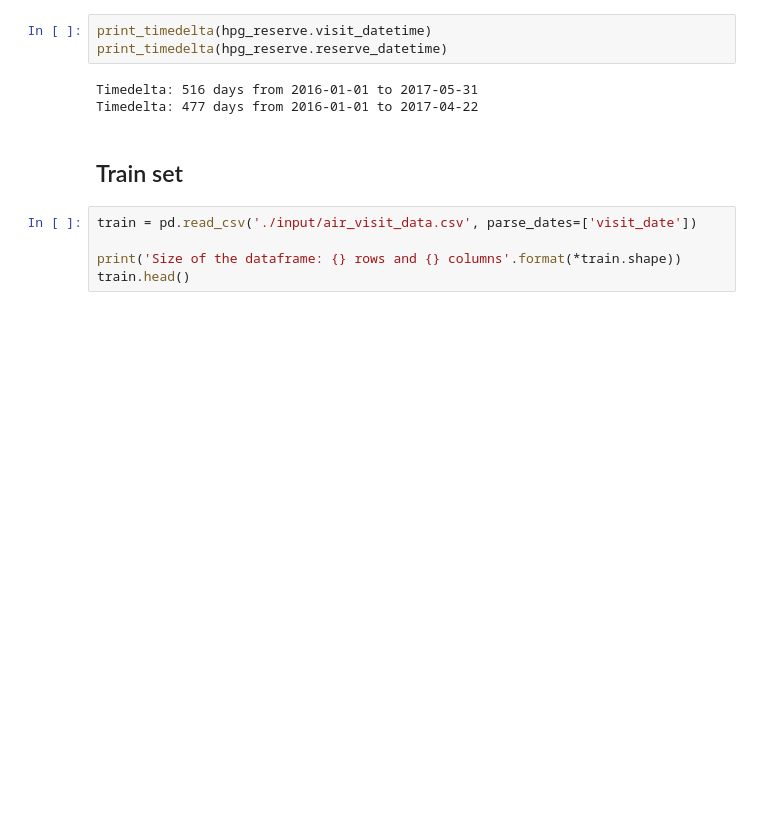
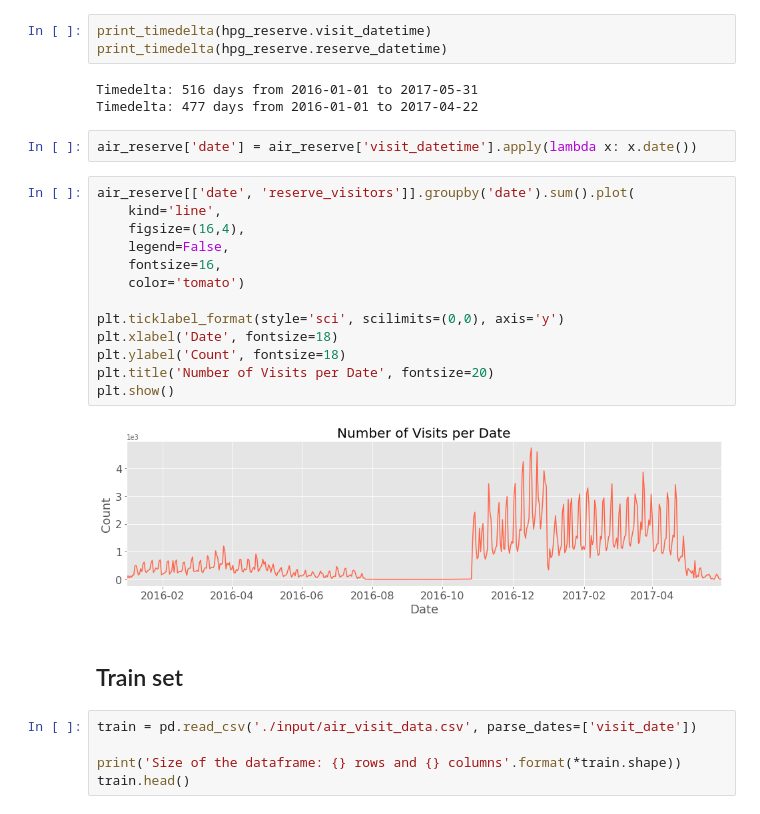
Before and after one commit to alekseisolovev/kaggle, a Jupyter notebook: recruit-restaurant/recruit_restaurant_eda.ipynb, the cells around one changed output. Cells and saved outputs as stored; diff of their text form; blank space fills up the shorter version.

```diff
--- a/recruit-restaurant/recruit_restaurant_eda.ipynb
+++ b/recruit-restaurant/recruit_restaurant_eda.ipynb
@@ -54,6 +54,23 @@ print_timedelta(hpg_reserve.reserve_datetime)
 # %% [output]
 Timedelta: 516 days from 2016-01-01 to 2017-05-31
 Timedelta: 477 days from 2016-01-01 to 2017-04-22
+# %%
+air_reserve['date'] = air_reserve['visit_datetime'].apply(lambda x: x.date())
+# %%
+air_reserve[['date', 'reserve_visitors']].groupby('date').sum().plot(
+    kind='line',
+    figsize=(16,4),
+    legend=False,
+    fontsize=16,
+    color='tomato')
+
+plt.ticklabel_format(style='sci', scilimits=(0,0), axis='y')
+plt.xlabel('Date', fontsize=18)
+plt.ylabel('Count', fontsize=18)
+plt.title('Number of Visits per Date', fontsize=20)
+plt.show()
+# %% [output]
+[figure, added]
 # %% [markdown]
 ## Train set
 # %%
```
